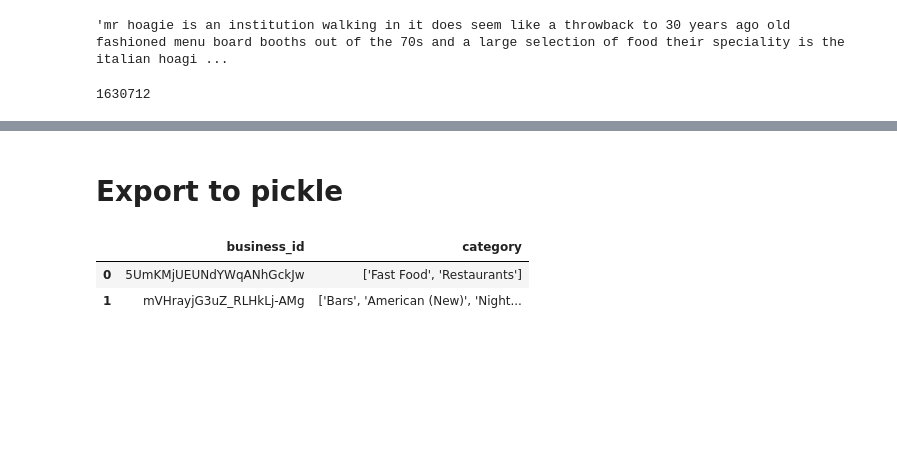
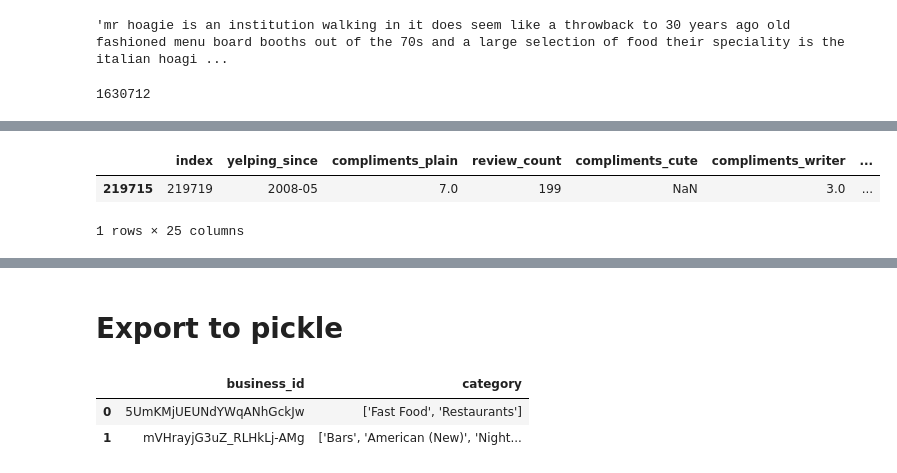
Before and after one commit to Charlotte1904/Yelp-Reviews, a Jupyter notebook: 1_EDA.ipynb, the cells around one changed output, grey strips where cells are left out. Drawn from its saved outputs; the diff is of its cells as text; code cells hidden in the pictures; blank space fills up the shorter version.

```diff
--- a/1_EDA.ipynb
+++ b/1_EDA.ipynb
@@ -387,0 +390,6 @@ len(restaurant_review)
+# %%
+user.ix[user['user_id'] == 'OOzsB8nI8MgD5G-egvstGw']
+# %% [output]
+|  | index | yelping_since | compliments_plain | review_count | compliments_cute | compliments_writer | ... |
+| 219715 | 219719 | 2008-05 | 7.0 | 199 | NaN | 3.0 | ... |
+1 rows × 25 columns
```
Also changed, not shown: parts of 68 cells of this notebook, 2 other files.
